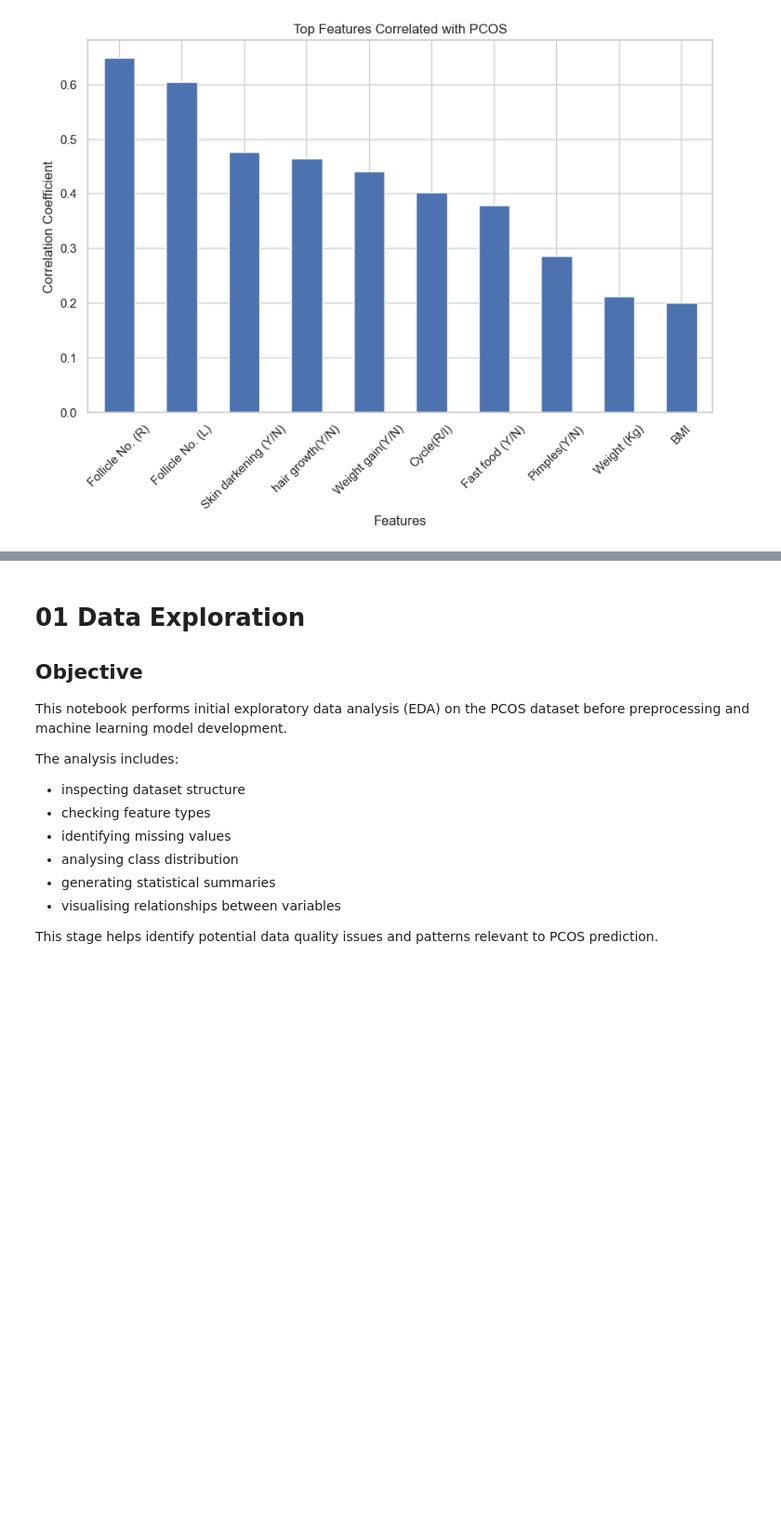
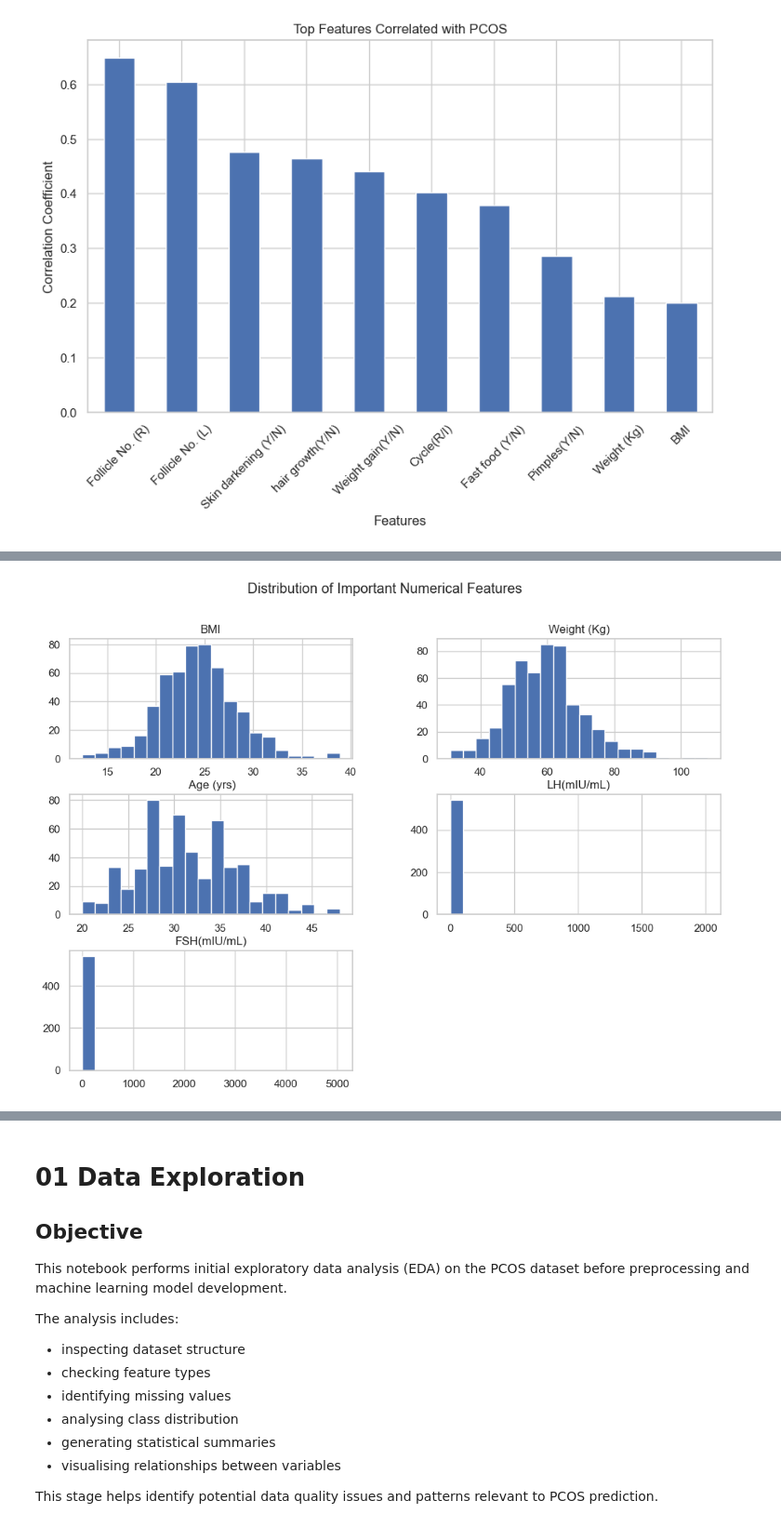
Before and after one commit to Benita2004/Pcos-Xai-Dissertation, a Jupyter notebook: notebooks/01_data_exploration.ipynb, the cells around one changed output, grey strips where cells are left out. Shown at 93% size. Cells and saved outputs as stored; diff of their text form; code cells hidden in the pictures; blank space fills up the shorter version.

Commit message:
Add EDA visualisations and outlier analysis

```diff
--- a/notebooks/01_data_exploration.ipynb
+++ b/notebooks/01_data_exploration.ipynb
@@ -203,0 +225,20 @@ plt.show()
+# %%
+# Select important numerical features
+selected_features = [
+    "BMI",
+    "Weight (Kg)",
+    " Age (yrs)",
+    "LH(mIU/mL)",
+    "FSH(mIU/mL)"
+]
+
+# Create histograms for selected features
+df[selected_features].hist(
+    figsize=(12, 8),
+    bins=20
+)
+
+plt.suptitle("Distribution of Important Numerical Features")
+plt.show()
+# %% [output]
+[figure, added]
```
Also changed, not shown: parts of 6 cells of this notebook.
